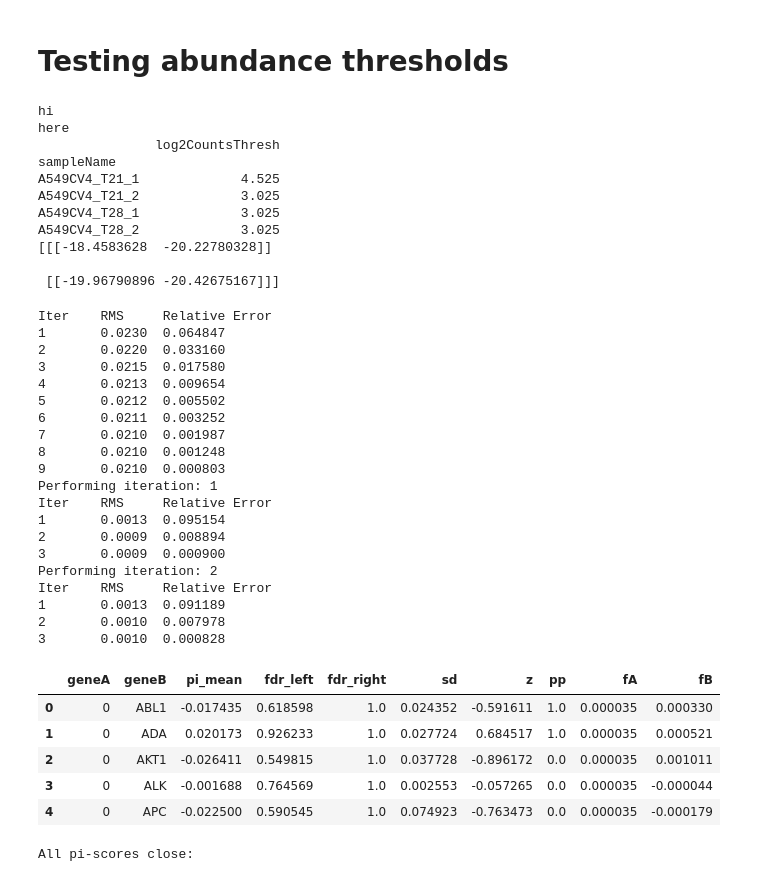
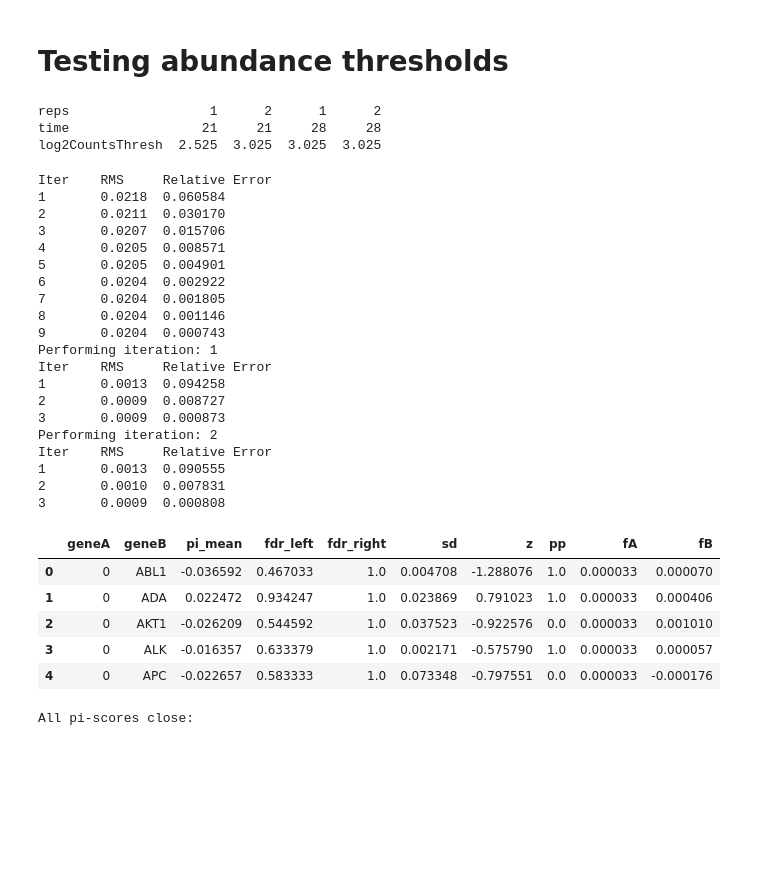
Before and after one commit to bpmunson/ctg, a Jupyter notebook: src/Example_Execution-Copy1.ipynb, the cells around one changed output. Saved outputs shown, nothing was run; the diff lists cells and outputs as text; code cells hidden in the pictures; blank space fills up the shorter version.

Commit message:
Exposed Screen to abundance options

```diff
--- a/src/Example_Execution-Copy1.ipynb
+++ b/src/Example_Execution-Copy1.ipynb
@@ -181,65 +181,57 @@ counts_file = os.path.join(TEST_SET, "TestSet8_timepoint_counts.txt")
 
 times = np.array([21,28])
 
 # initialize screen object
-screen = dual_crispr_screen.Screen(counts_file, times)
+screen = dual_crispr_screen.Screen(counts_file, times, min_counts_threshold=5,verbose=True)
 
 # set some parameters
 # number of iterations to perform
 screen.options.niter = 2
 screen.options.testing = True
 screen.options.null_target_id = '0'
 screen.options.verbose = True
 
 # perform construct fitness calculation
 screen.run_construct_fitting()
 
 # run bootstraps
 screen.run_bootstrap()
 
 # summarize results
 screen.summarize()
 
 # view results
 screen.results.head()
 # %% [output]
-hi
-here
-               log2CountsThresh
-sampleName
-A549CV4_T21_1             4.525
-A549CV4_T21_2             3.025
-A549CV4_T28_1             3.025
-A549CV4_T28_2             3.025
-[[[-18.4583628  -20.22780328]]
-
- [[-19.96790896 -20.42675167]]]
+reps                  1      2      1      2
+time                 21     21     28     28
+log2CountsThresh  2.525  3.025  3.025  3.025
 Iter    RMS     Relative Error
-1       0.0230  0.064847
-2       0.0220  0.033160
-3       0.0215  0.017580
-4       0.0213  0.009654
-5       0.0212  0.005502
-6       0.0211  0.003252
-7       0.0210  0.001987
-8       0.0210  0.001248
-9       0.0210  0.000803
+1       0.0218  0.060584
+2       0.0211  0.030170
+3       0.0207  0.015706
+4       0.0205  0.008571
+5       0.0205  0.004901
+6       0.0204  0.002922
+7       0.0204  0.001805
+8       0.0204  0.001146
+9       0.0204  0.000743
 Performing iteration: 1
 Iter    RMS     Relative Error
-1       0.0013  0.095154
-2       0.0009  0.008894
-3       0.0009  0.000900
+1       0.0013  0.094258
+2       0.0009  0.008727
+3       0.0009  0.000873
 Performing iteration: 2
 Iter    RMS     Relative Error
-1       0.0013  0.091189
-2       0.0010  0.007978
-3       0.0010  0.000828
+1       0.0013  0.090555
+2       0.0010  0.007831
+3       0.0009  0.000808
 |  | geneA | geneB | pi_mean | fdr_left | fdr_right | sd | z | pp | fA | fB |
-| 0 | 0 | ABL1 | -0.017435 | 0.618598 | 1.0 | 0.024352 | -0.591611 | 1.0 | 0.000035 | 0.000330 |
-| 1 | 0 | ADA | 0.020173 | 0.926233 | 1.0 | 0.027724 | 0.684517 | 1.0 | 0.000035 | 0.000521 |
-| 2 | 0 | AKT1 | -0.026411 | 0.549815 | 1.0 | 0.037728 | -0.896172 | 0.0 | 0.000035 | 0.001011 |
-| 3 | 0 | ALK | -0.001688 | 0.764569 | 1.0 | 0.002553 | -0.057265 | 0.0 | 0.000035 | -0.000044 |
-| 4 | 0 | APC | -0.022500 | 0.590545 | 1.0 | 0.074923 | -0.763473 | 0.0 | 0.000035 | -0.000179 |
+| 0 | 0 | ABL1 | -0.036592 | 0.467033 | 1.0 | 0.004708 | -1.288076 | 1.0 | 0.000033 | 0.000070 |
+| 1 | 0 | ADA | 0.022472 | 0.934247 | 1.0 | 0.023869 | 0.791023 | 1.0 | 0.000033 | 0.000406 |
+| 2 | 0 | AKT1 | -0.026209 | 0.544592 | 1.0 | 0.037523 | -0.922576 | 0.0 | 0.000033 | 0.001010 |
+| 3 | 0 | ALK | -0.016357 | 0.633379 | 1.0 | 0.002171 | -0.575790 | 1.0 | 0.000033 | 0.000057 |
+| 4 | 0 | APC | -0.022657 | 0.583333 | 1.0 | 0.073348 | -0.797551 | 0.0 | 0.000033 | -0.000176 |
 # %%
 #benchmark = "/cellar/users/bpmunson/crappy/data/test_data/output_data/Notebook8Test_pi.txt"
 benchmark = os.path.join(BASE, 'data', 'test_data', 'output_data', 'Notebook8Test_pi.txt')
```
Also changed, not shown: parts of 9 cells of this notebook, 4 other files.
